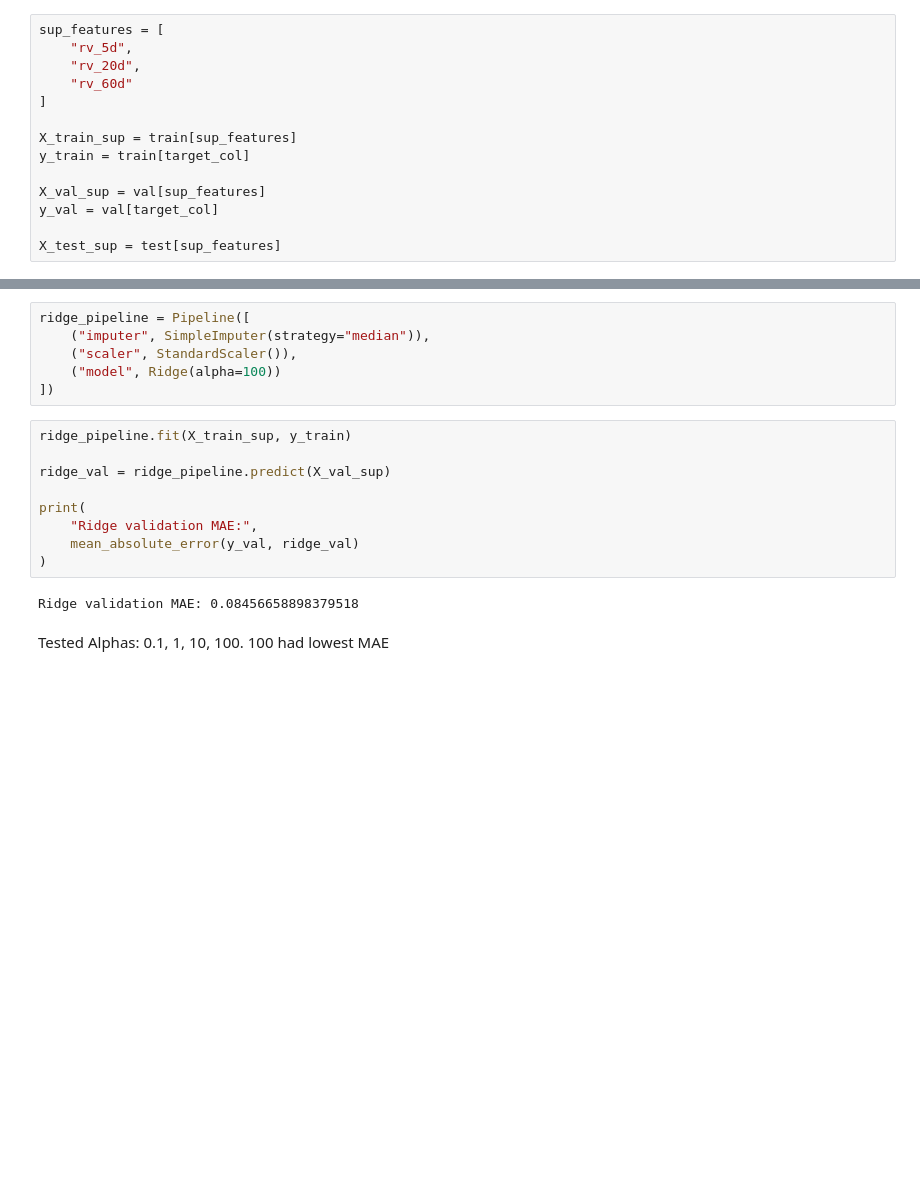
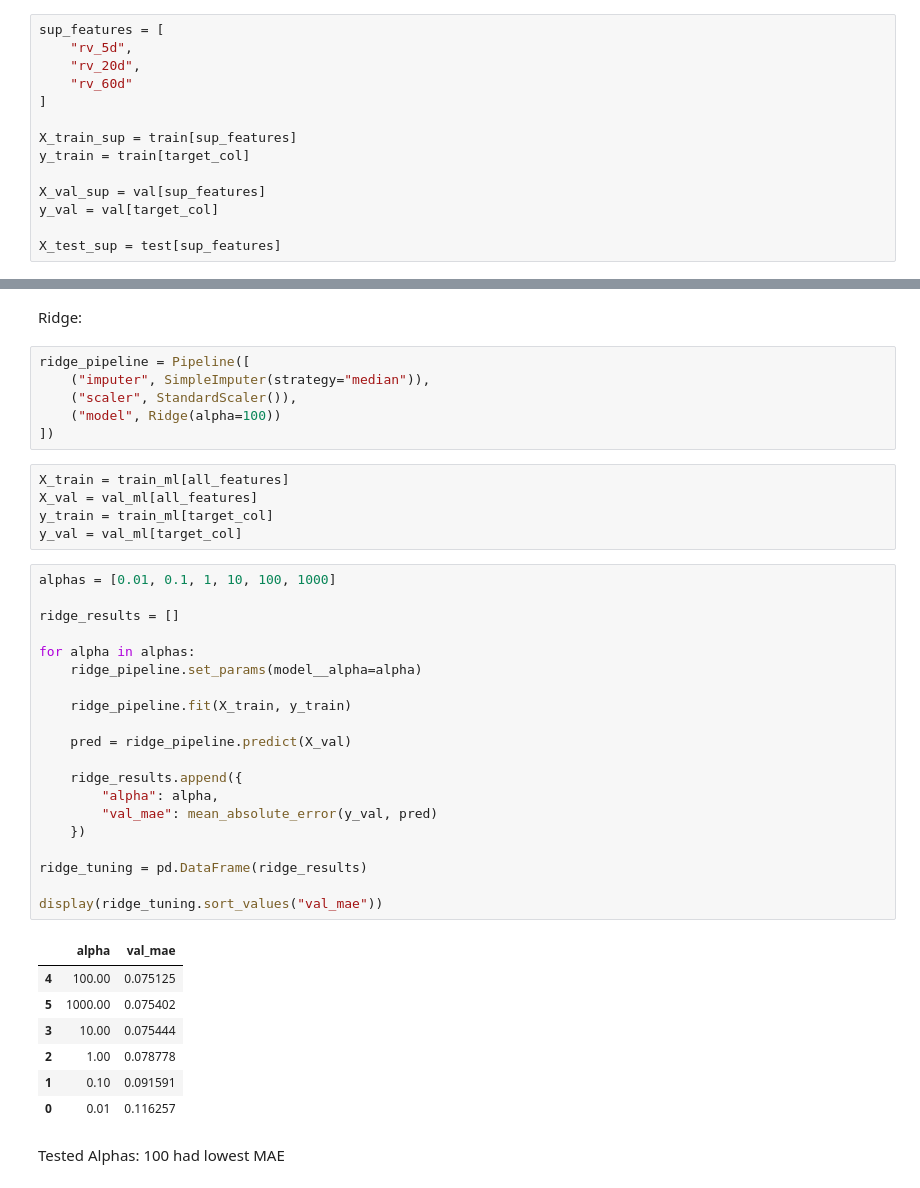
Before and after one commit to pjesco/financial_ssl, a Jupyter notebook: notebooks/supervised_ml.ipynb, the cells around one changed output, grey strips where cells are left out. Drawn from its saved outputs; the diff is of its cells as text; blank space fills up the shorter version.

```diff
--- a/notebooks/supervised_ml.ipynb
+++ b/notebooks/supervised_ml.ipynb
@@ -63,19 +158,43 @@ X_test_sup = test[sup_features]
+# %% [markdown]
+Ridge:
 # %%
 ridge_pipeline = Pipeline([
     ("imputer", SimpleImputer(strategy="median")),
     ("scaler", StandardScaler()),
     ("model", Ridge(alpha=100))
 ])
+# %%
+X_train = train_ml[all_features]
+X_val = val_ml[all_features]
+y_train = train_ml[target_col]
+y_val = val_ml[target_col]
 # %%
-ridge_pipeline.fit(X_train_sup, y_train)
+alphas = [0.01, 0.1, 1, 10, 100, 1000]
 
-ridge_val = ridge_pipeline.predict(X_val_sup)
+ridge_results = []
 
-print(
-    "Ridge validation MAE:",
-    mean_absolute_error(y_val, ridge_val)
-)
+for alpha in alphas:
+    ridge_pipeline.set_params(model__alpha=alpha)
+
+    ridge_pipeline.fit(X_train, y_train)
+
+    pred = ridge_pipeline.predict(X_val)
+
+    ridge_results.append({
+        "alpha": alpha,
+        "val_mae": mean_absolute_error(y_val, pred)
+    })
+
+ridge_tuning = pd.DataFrame(ridge_results)
+
+display(ridge_tuning.sort_values("val_mae"))
 # %% [output]
-Ridge validation MAE: 0.08456658898379518
+|  | alpha | val_mae |
+| 4 | 100.00 | 0.075125 |
+| 5 | 1000.00 | 0.075402 |
+| 3 | 10.00 | 0.075444 |
+| 2 | 1.00 | 0.078778 |
+| 1 | 0.10 | 0.091591 |
+| 0 | 0.01 | 0.116257 |
 # %% [markdown]
-Tested Alphas: 0.1, 1, 10, 100. 100 had lowest MAE
+Tested Alphas: 100 had lowest MAE
```
Also changed, not shown: parts of 15 cells of this notebook, 3 other files.
